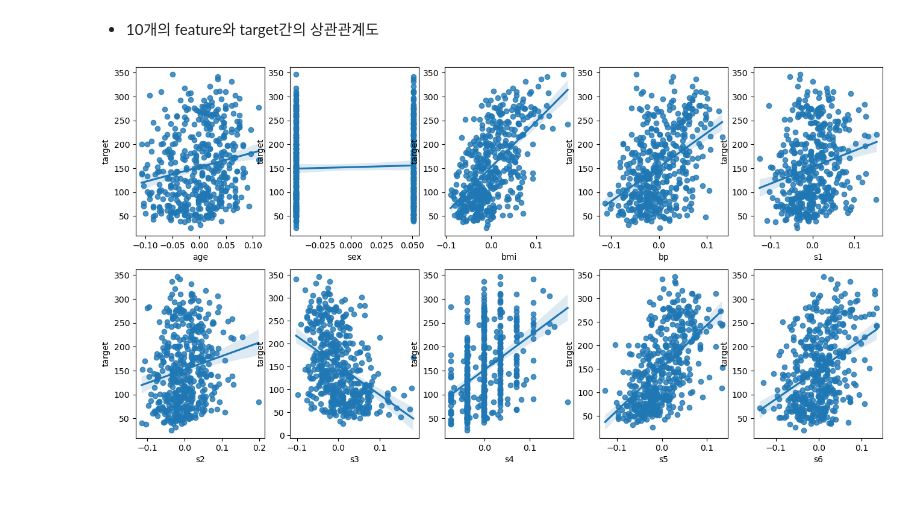
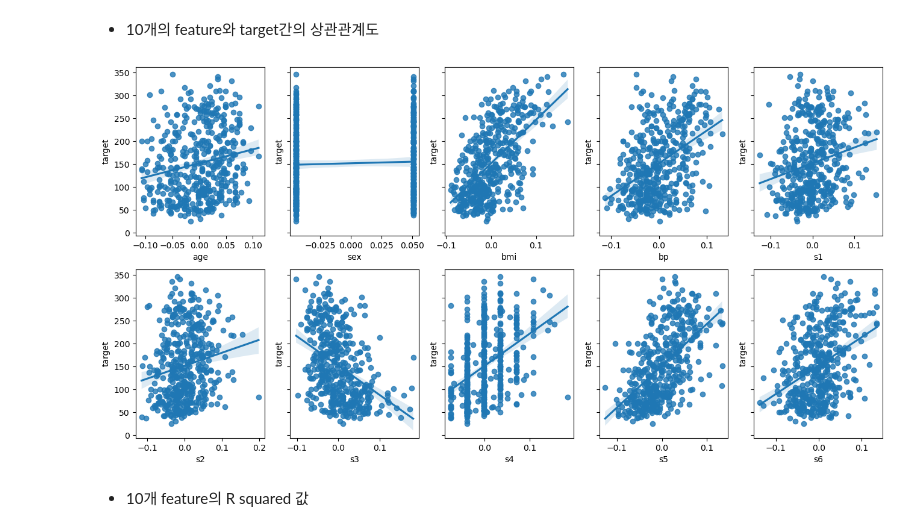
Before and after one commit to haeeema/MachineLearningLecture, a Jupyter notebook: 04.회귀/02.단순선형회귀_당뇨병.ipynb, the cells around one changed output. Saved outputs shown, nothing was run; the diff lists cells and outputs as text; code cells hidden in the pictures; blank space fills up the shorter version.

```diff
--- a/04.회귀/02.단순선형회귀_당뇨병.ipynb
+++ b/04.회귀/02.단순선형회귀_당뇨병.ipynb
@@ -55,9 +55,11 @@ Bradley Efron, Trevor Hastie, Iain Johnstone and Robert Tibshirani (2004) "Least
 # %% [markdown]
 - 10개의 feature와 target간의 상관관계도
 # %%
-fig, axs = plt.subplots(2, 5, figsize=(16, 8))
+fig, axs = plt.subplots(2, 5, figsize=(16, 8), sharey=True)
 for i, feature in enumerate(diab.feature_names):
     row, col = i // 5, i % 5
     sns.regplot(x=feature, y='target', data=df, ax=axs[row][col])
 # %% [output]
-[figure, old version]
+[figure, new version]
+# %% [markdown]
+- 10개 feature의 R squared 값
```
Also changed, not shown: parts of 13 cells of this notebook, 2 other files.
